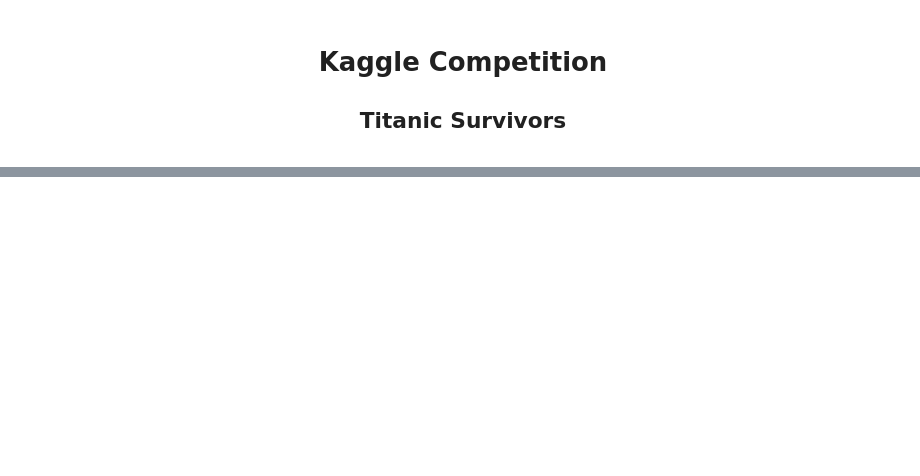
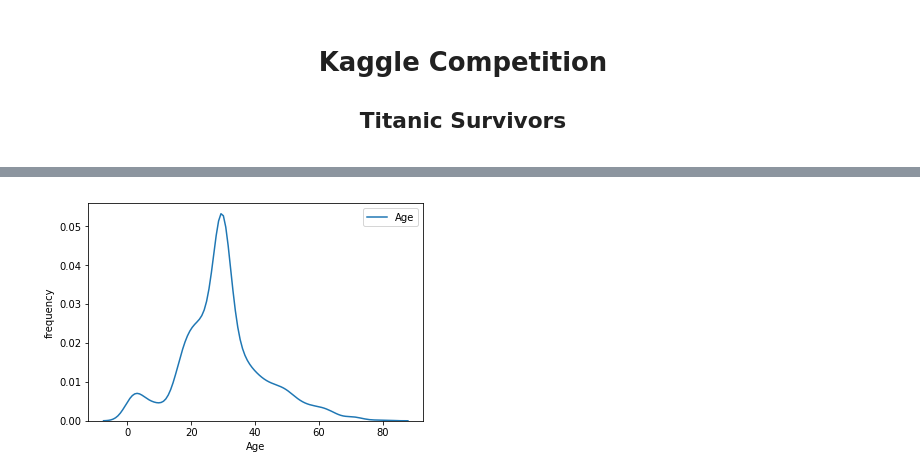
Before and after one commit to scottlinne/titanic, a Jupyter notebook: Titanic.ipynb, the cells around one changed output, grey strips where cells are left out. Saved outputs shown, nothing was run; the diff lists cells and outputs as text; code cells hidden in the pictures; blank space fills up the shorter version.

```diff
--- a/Titanic.ipynb
+++ b/Titanic.ipynb
@@ -64,0 +144,8 @@ test.head()
+# %%
+sns.kdeplot(data.Age)
+plt.xlabel('Age')
+plt.ylabel('frequency')
+plt.savefig('kdeplot.png')
+plt.show()
+# %% [output]
+[figure, added]
```
Also changed, not shown: parts of 127 cells of this notebook.
